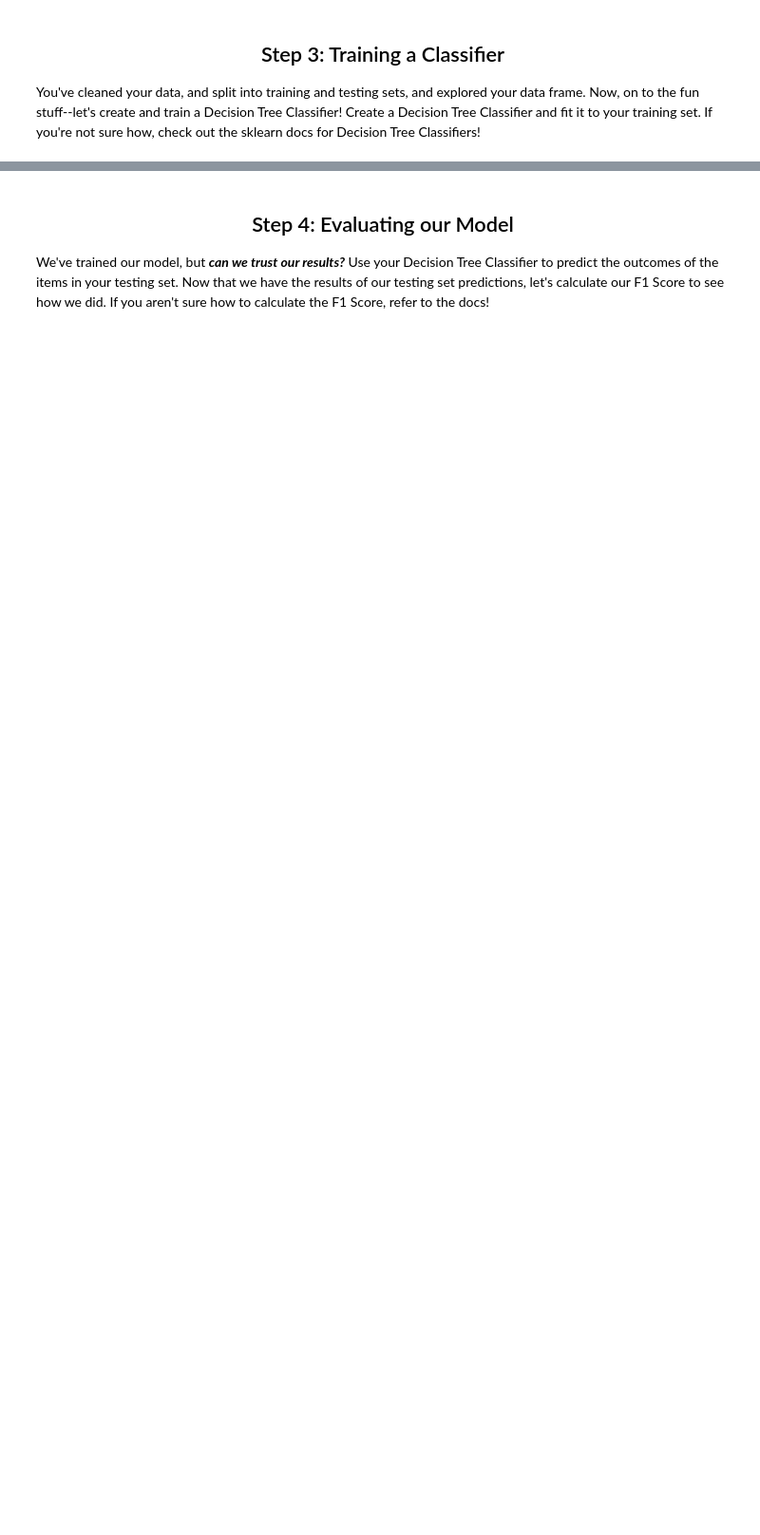
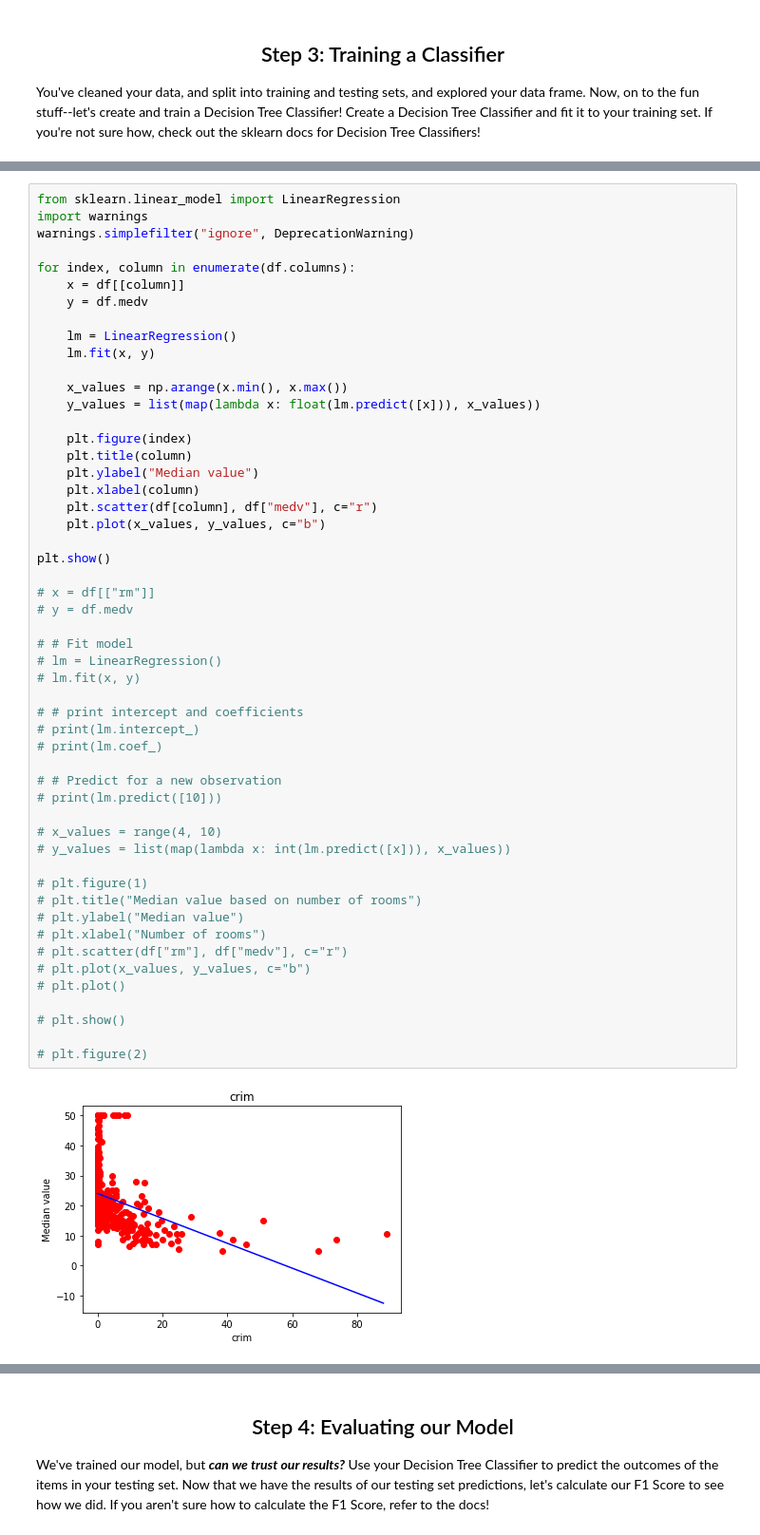
Before and after one commit to Nicholas-Swift/Machine-Learning, a Jupyter notebook: ML_Day6_Nick/notebook.ipynb, the cells around one changed output, grey strips where cells are left out. Shown: that part at 95% size. Cells and saved outputs as stored; diff of their text form; blank space fills up the shorter version.

Commit message:
Day 6 regression

```diff
--- a/ML_Day6_Nick/notebook.ipynb
+++ b/ML_Day6_Nick/notebook.ipynb
@@ -92,0 +61,54 @@ SyntaxError: unexpected EOF while parsing (<ipython-input-22-3cc962018880>, line
+# %%
+from sklearn.linear_model import LinearRegression
+import warnings
+warnings.simplefilter("ignore", DeprecationWarning)
+
+for index, column in enumerate(df.columns):
+    x = df[[column]]
+    y = df.medv
+
+    lm = LinearRegression()
+    lm.fit(x, y)
+
+    x_values = np.arange(x.min(), x.max())
+    y_values = list(map(lambda x: float(lm.predict([x])), x_values))
+
+    plt.figure(index)
+    plt.title(column)
+    plt.ylabel("Median value")
+    plt.xlabel(column)
+    plt.scatter(df[column], df["medv"], c="r")
+    plt.plot(x_values, y_values, c="b")
+
+plt.show()
+
+# x = df[["rm"]]
+# y = df.medv
+
+# # Fit model
+# lm = LinearRegression()
+# lm.fit(x, y)
+
+# # print intercept and coefficients
+# print(lm.intercept_)
+# print(lm.coef_)
+
+# # Predict for a new observation
+# print(lm.predict([10]))
+
+# x_values = range(4, 10)
+# y_values = list(map(lambda x: int(lm.predict([x])), x_values))
+
+# plt.figure(1)
+# plt.title("Median value based on number of rooms")
+# plt.ylabel("Median value")
+# plt.xlabel("Number of rooms")
+# plt.scatter(df["rm"], df["medv"], c="r")
+# plt.plot(x_values, y_values, c="b")
+# plt.plot()
+
+# plt.show()
+
+# plt.figure(2)
+# %% [output]
+[figure, added]
```
Also changed, not shown: parts of 5 cells of this notebook.
